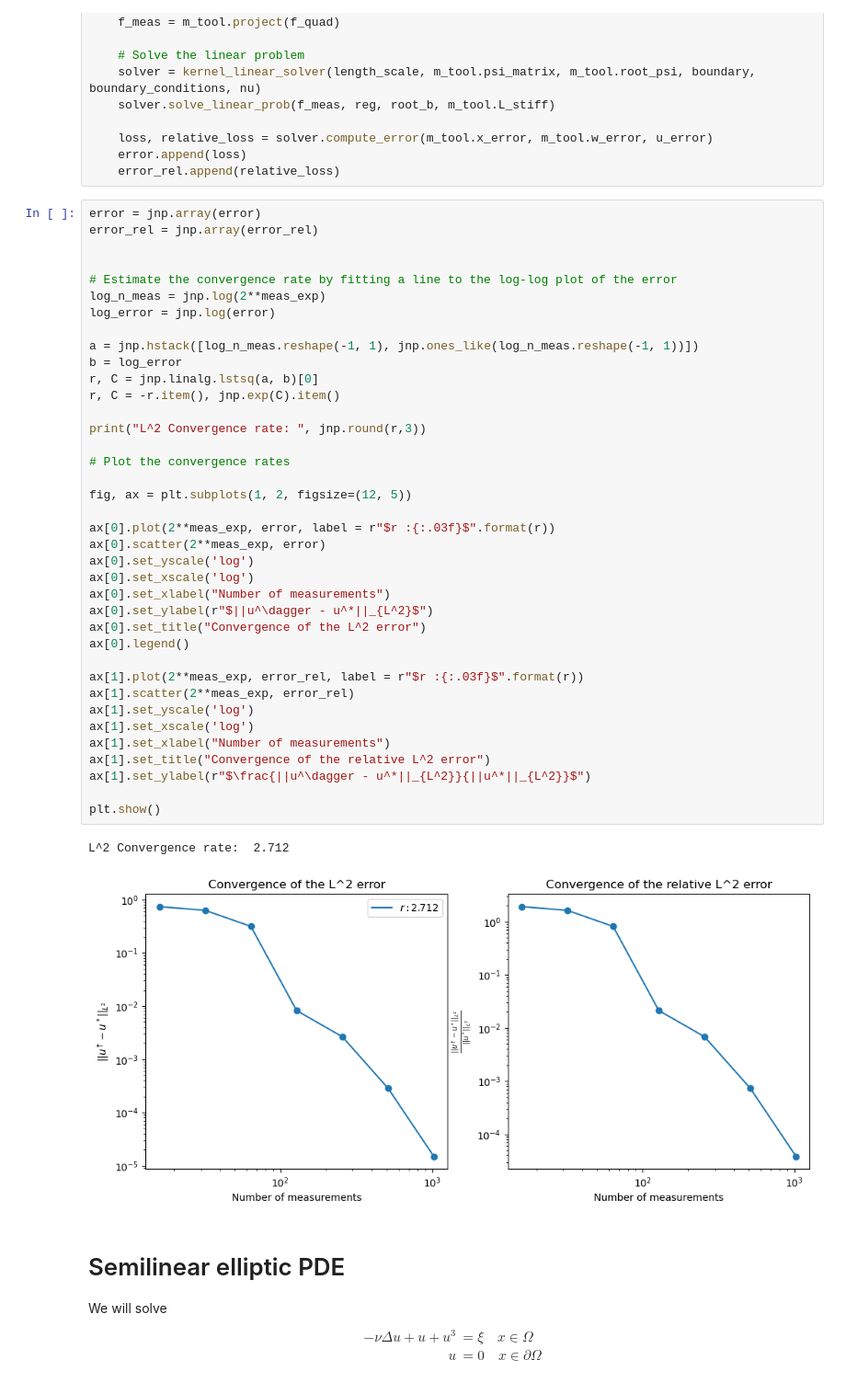
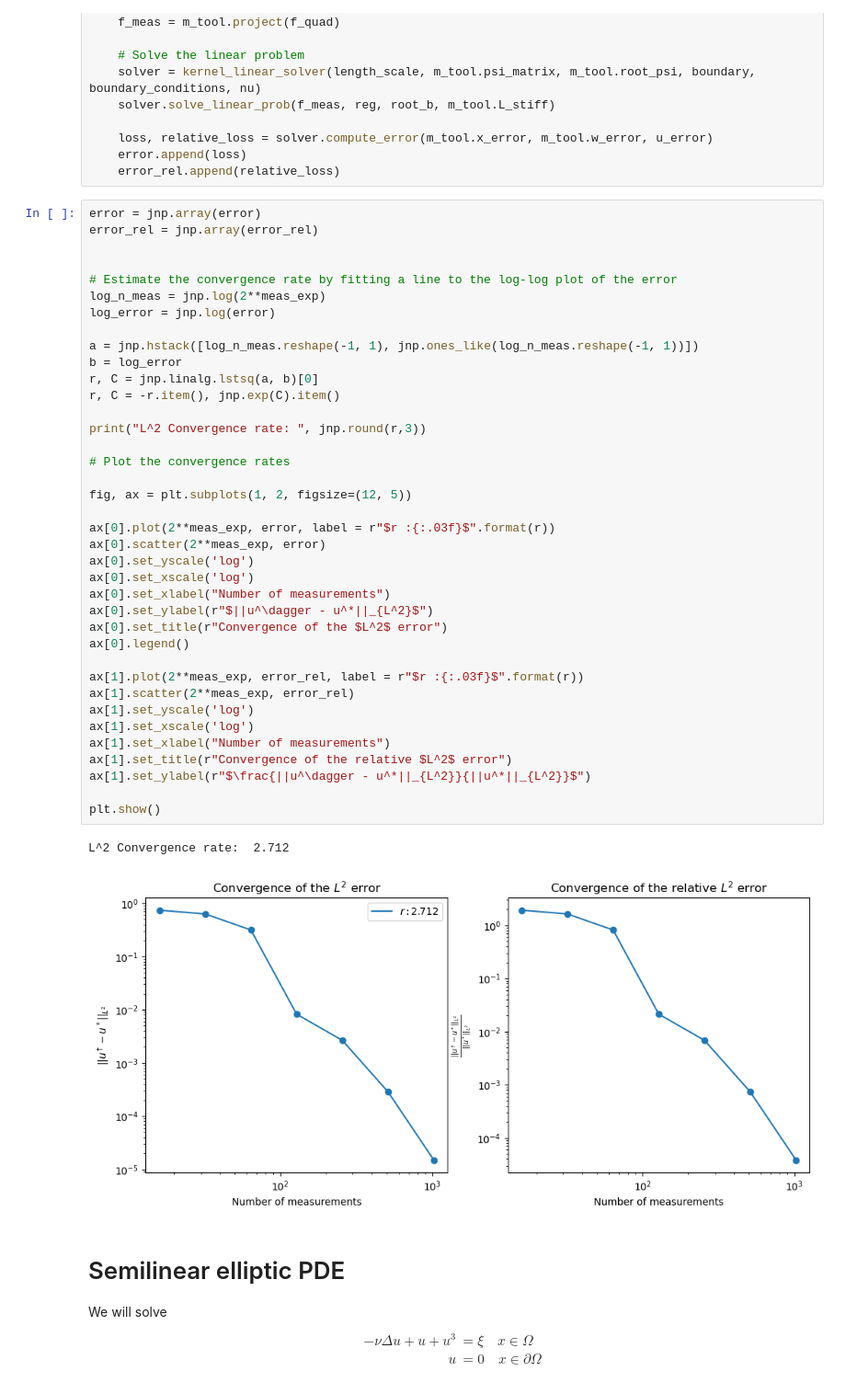
Before and after one commit to MatthieuDarcy/Kernel-NeuralNetworks-SPDEs, a Jupyter notebook: solving_elliptic/semilinear_error_rates.ipynb, the cells around one changed output. Shown at 92% size. Drawn from its saved outputs; the diff is of its cells as text.

```diff
--- a/solving_elliptic/semilinear_error_rates.ipynb
+++ b/solving_elliptic/semilinear_error_rates.ipynb
@@ -230,36 +230,36 @@ log_error = jnp.log(error)
 
 a = jnp.hstack([log_n_meas.reshape(-1, 1), jnp.ones_like(log_n_meas.reshape(-1, 1))])
 b = log_error
 r, C = jnp.linalg.lstsq(a, b)[0]
 r, C = -r.item(), jnp.exp(C).item()
 
 print("L^2 Convergence rate: ", jnp.round(r,3))
 
 # Plot the convergence rates
 
 fig, ax = plt.subplots(1, 2, figsize=(12, 5))
 
 ax[0].plot(2**meas_exp, error, label = r"$r :{:.03f}$".format(r))
 ax[0].scatter(2**meas_exp, error)
 ax[0].set_yscale('log')
 ax[0].set_xscale('log')
 ax[0].set_xlabel("Number of measurements")
 ax[0].set_ylabel(r"$||u^\dagger - u^*||_{L^2}$")
-ax[0].set_title("Convergence of the L^2 error")
+ax[0].set_title(r"Convergence of the $L^2$ error")
 ax[0].legend()
 
 ax[1].plot(2**meas_exp, error_rel, label = r"$r :{:.03f}$".format(r))
 ax[1].scatter(2**meas_exp, error_rel)
 ax[1].set_yscale('log')
 ax[1].set_xscale('log')
 ax[1].set_xlabel("Number of measurements")
-ax[1].set_title("Convergence of the relative L^2 error")
+ax[1].set_title(r"Convergence of the relative $L^2$ error")
 ax[1].set_ylabel(r"$\frac{||u^\dagger - u^*||_{L^2}}{||u^*||_{L^2}}$")
 
 plt.show()
 # %% [output]
 L^2 Convergence rate:  2.712
-[figure, old version]
+[figure, new version]
 # %% [markdown]
 # Semilinear elliptic PDE
 We will solve
```
Also changed, not shown: parts of 4 cells of this notebook, 9 other files.
